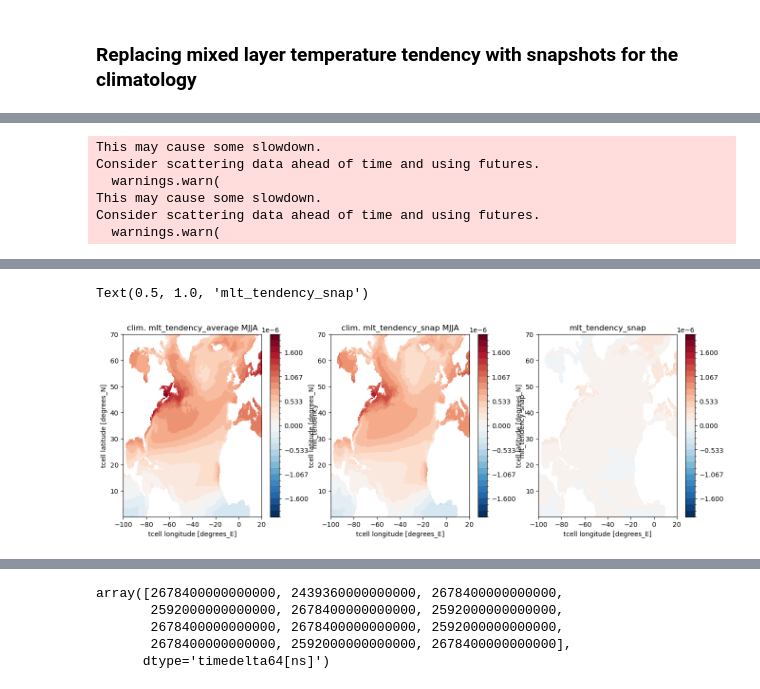
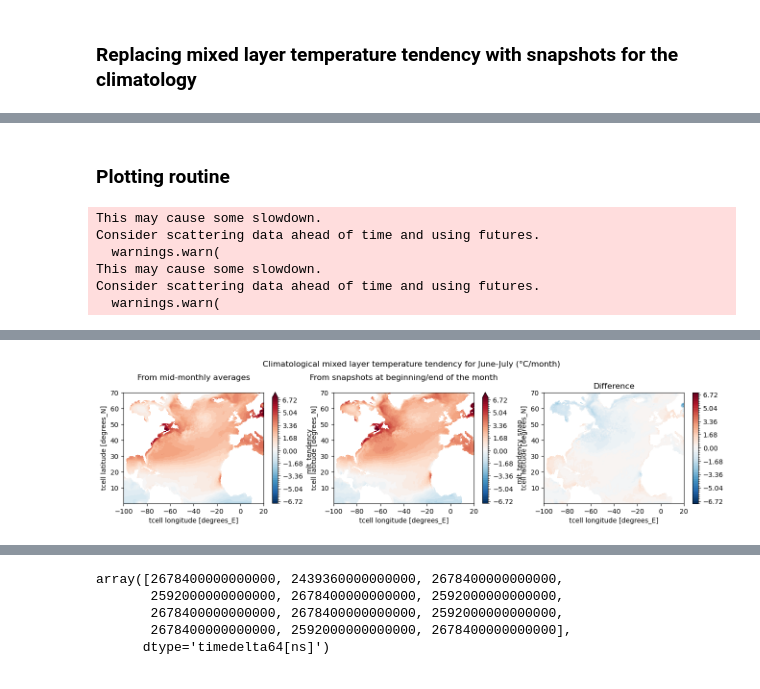
Before and after one commit to mauricehuguenin/sharing, a Jupyter notebook: Anomalous_Mixed_Layer_Heat_Budget_ACCESS-OM2-ERA_snapshot.ipynb, the cells around one changed output, grey strips where cells are left out. Cells and saved outputs as stored; diff of their text form; code cells hidden in the pictures.

```diff
--- a/Anomalous_Mixed_Layer_Heat_Budget_ACCESS-OM2-ERA_snapshot.ipynb
+++ b/Anomalous_Mixed_Layer_Heat_Budget_ACCESS-OM2-ERA_snapshot.ipynb
@@ -355,0 +559,23 @@ Wall time: 3.74 s
+# %%
+%%time
+# mixed layer temperature from snapshots:
+mld_snap = ds_snapshot.dzt.where(ds_snapshot.pot_rho_0 - ds_snapshot.pot_rho_0.isel(st_ocean=0) < 0.125).sum('st_ocean') # mixed layer depth
+mlt_snap = (ds_snapshot.dzt*(ds_snapshot.temp-273.15)).where(ds_snapshot.pot_rho_0 - ds_snapshot.pot_rho_0.isel(st_ocean=0) < 0.125).sum('st_ocean')
+mlt_snap = mlt_snap/mld_snap # mixed layer temperature (deg C)
+#mlt_snap.to_dataset(name='mlt_snap').to_netcdf('/g/data/e14/mv7494/NASST_data/mlt_snap.nc') # save as netcdf file
+# Wall time: 1min 4s
+
+# mixed layer temperature tendency:
+full_time_budget['mlt_tendency_snap'] = full_time_budget['temp_tendency'].copy()
+for f in range(len(full_time_budget['mlt_tendency_snap'].time)-1): # loop through all the data
+    if f % 100 == 0: print('time step ' + str(f))
+    full_time_budget['mlt_tendency_snap'][f+1,:,:] = mlt_snap[f+1,:,:] - mlt_snap[f,:,:] # taking the difference of the two snapshots
+
+#full_time_budget['mlt_tendency_snap'][1:,:,:].data = (np.transpose(mlt_snap.isel(time=slice(1,None)).values - mlt_snap.isel(time=slice(0,-1)).values, (0,1,2)))
+#full_time_budget['mlt_tendency_snap'] = full_time_budget['mlt_tendency_snap']/(full_time_budget.average_DT / np.timedelta64(1, 's')) # divide by average length of time steps
+full_time_budget['mlt_tendency_snap'] = full_time_budget['mlt_tendency_snap']/(full_time_budget.average_DT / np.timedelta64(1, 's')) # divide by average length of time steps
+# Wall time: 3.7 s
+
+climatology['mlt_tendency_snap'] = climatology['mlt_tendency'].copy()
+# select only 1981-2010 period and take the monthly mean as the climatology
+climatology['mlt_tendency_snap'] = full_time_budget['mlt_tendency_snap'].isel(time=slice(275,275+30*12)).groupby('time.month').mean('time').load()
@@ -356,18 +593,17 @@ Wall time: 3.74 s
+# %% [markdown]
+### Plotting routine
 # %%
-%%time
-climatology['mlt_tendency_snap'] = climatology['mlt_tendency'].copy()
-climatology['mlt_tendency_snap'] = full_time_budget['mlt_tendency_snap'].isel(time=slice(275,275+30*12)).groupby('time.month').mean('time')
-
-plt.figure(figsize=(16,5));
-panel_a = climatology['mlt_tendency'].isel(month=slice(4,8)).mean('month')
-panel_b = climatology['mlt_tendency_snap'].isel(month=slice(4,8)).mean('month')
+plt.figure(figsize=(16,3));
+panel_a = climatology['mlt_tendency'].isel(month=slice(5,6)).mean('month') *86400*30.5
+panel_b = climatology['mlt_tendency_snap'].isel(month=slice(5,6)).mean('month') *86400*30.5
 panel_c = panel_a - panel_b
 
-ticks = np.linspace(-2e-6,2e-6,31)
-plt.subplot(1,3,1); panel_a.plot(levels=ticks); plt.title('clim. mlt_tendency_average MJJA')
-plt.subplot(1,3,2); panel_b.plot(levels=ticks); plt.title('clim. mlt_tendency_snap MJJA')
-plt.subplot(1,3,3); panel_c.plot(levels=ticks); plt.title('mlt_tendency_snap')
-# Wall time:
+ticks = np.linspace(-7,7,51)
+plt.subplot(1,3,1); panel_a.plot(levels=ticks);                   plt.title('From mid-monthly averages\n')
+plt.subplot(1,3,2); panel_b.plot(levels=ticks);                   plt.title('From snapshots at beginning/end of the month\n')
+plt.subplot(1,3,3); panel_c.plot(levels=ticks);                   plt.title('Difference')
+plt.suptitle('Climatological mixed layer temperature tendency for June-July (°C/month)', y=1.1)
+# Wall time: 12.3 s
 # %% [output]
 This may cause some slowdown.
 Consider scattering data ahead of time and using futures.
@@ -380,2 +615 @@ Wall time: 12.8 s
-Text(0.5, 1.0, 'mlt_tendency_snap')
-[figure, old version]
+[figure, new version]
```
Also changed, not shown: parts of 30 cells of this notebook.
